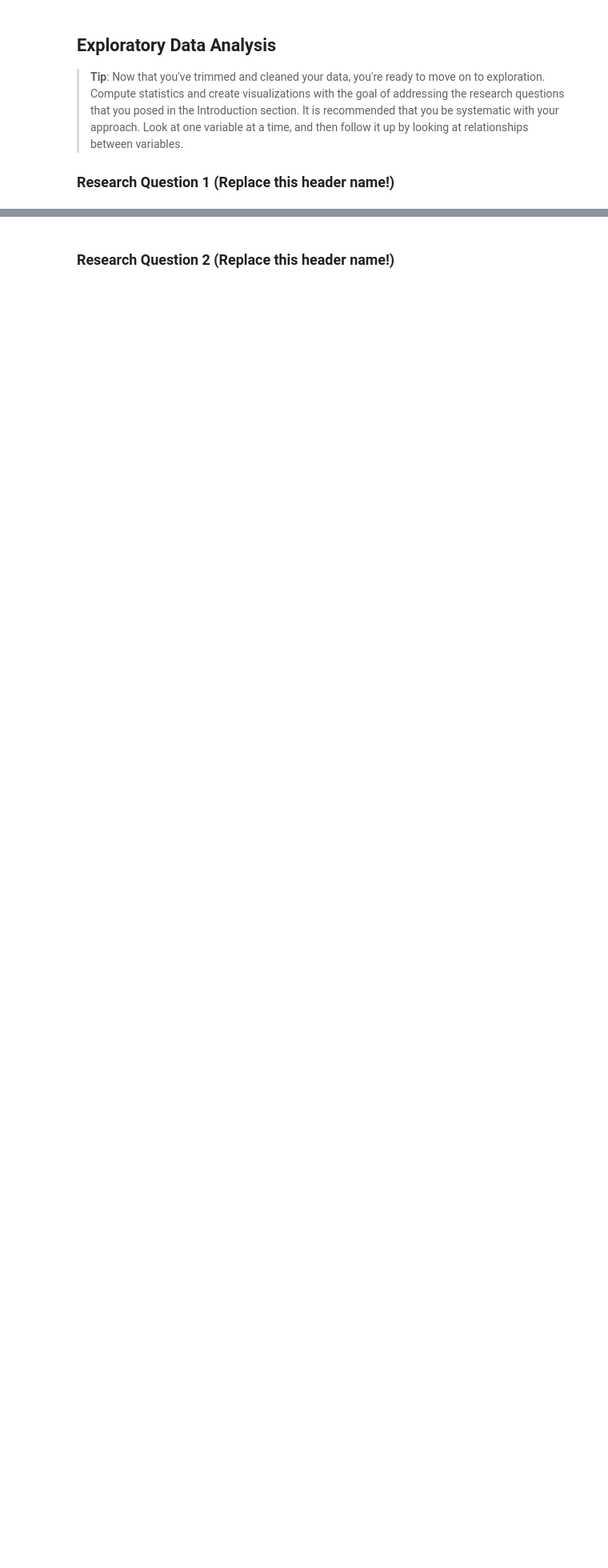
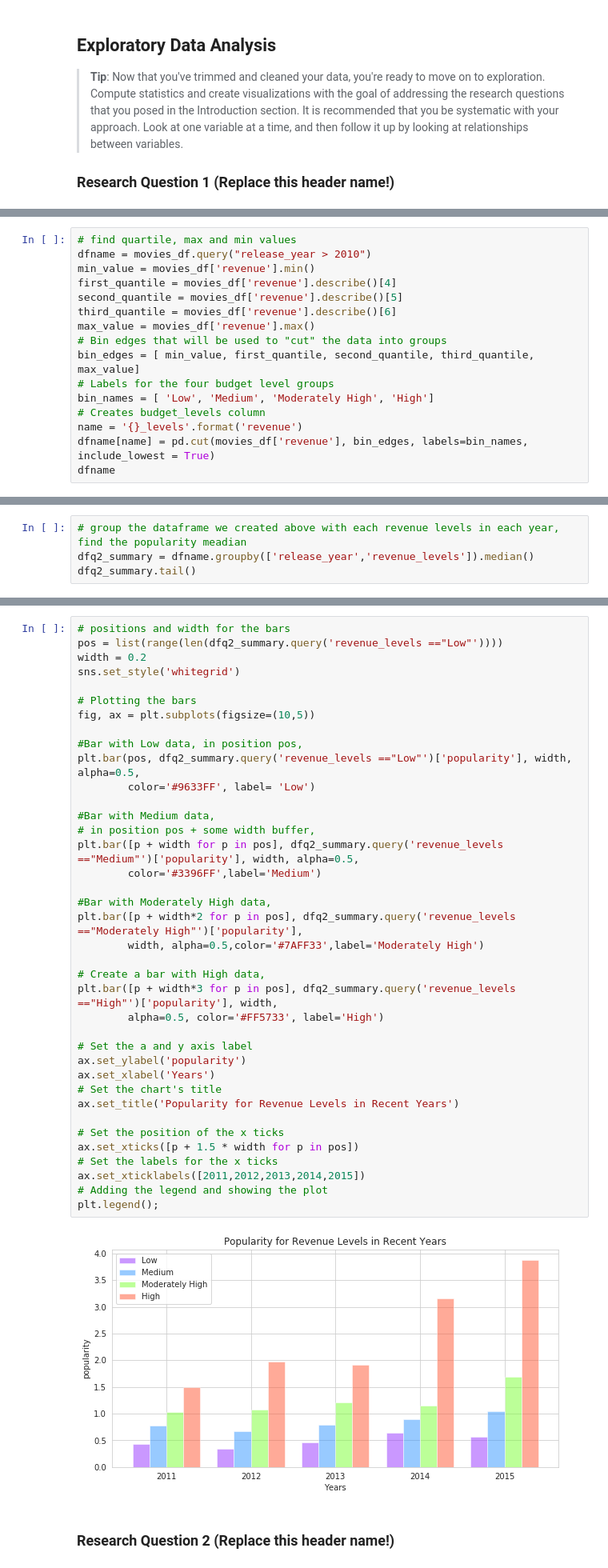
Before and after one commit to gautamgadiyar/Movies_data_investigation, a Jupyter notebook: movie-dataset-investigation.ipynb, the cells around one changed output, grey strips where cells are left out. Shown at 80% size. Saved outputs shown, nothing was run; the diff lists cells and outputs as text; blank space fills up the shorter version.

```diff
--- a/movie-dataset-investigation.ipynb
+++ b/movie-dataset-investigation.ipynb
@@ -171,0 +177,16 @@ median_pop.plot()
+# %%
+# find quartile, max and min values
+dfname = movies_df.query("release_year > 2010")
+min_value = movies_df['revenue'].min()
+first_quantile = movies_df['revenue'].describe()[4]
+second_quantile = movies_df['revenue'].describe()[5]
+third_quantile = movies_df['revenue'].describe()[6]
+max_value = movies_df['revenue'].max()
+# Bin edges that will be used to "cut" the data into groups
+bin_edges = [ min_value, first_quantile, second_quantile, third_quantile, max_value]
+# Labels for the four budget level groups
+bin_names = [ 'Low', 'Medium', 'Moderately High', 'High']
+# Creates budget_levels column
+name = '{}_levels'.format('revenue')
+dfname[name] = pd.cut(movies_df['revenue'], bin_edges, labels=bin_names, include_lowest = True)
+dfname
@@ -171,0 +216,4 @@ median_pop.plot()
+# %%
+# group the dataframe we created above with each revenue levels in each year, find the popularity meadian
+dfq2_summary = dfname.groupby(['release_year','revenue_levels']).median()
+dfq2_summary.tail()
@@ -172,3 +228,43 @@ median_pop.plot()
+# %%
+# positions and width for the bars
+pos = list(range(len(dfq2_summary.query('revenue_levels =="Low"'))))
+width = 0.2
+sns.set_style('whitegrid')
+
+# Plotting the bars
+fig, ax = plt.subplots(figsize=(10,5))
+
+#Bar with Low data, in position pos,
+plt.bar(pos, dfq2_summary.query('revenue_levels =="Low"')['popularity'], width, alpha=0.5,
+        color='#9633FF', label= 'Low')
+
+#Bar with Medium data,
+# in position pos + some width buffer,
+plt.bar([p + width for p in pos], dfq2_summary.query('revenue_levels =="Medium"')['popularity'], width, alpha=0.5,
+        color='#3396FF',label='Medium')
+
+#Bar with Moderately High data,
+plt.bar([p + width*2 for p in pos], dfq2_summary.query('revenue_levels =="Moderately High"')['popularity'],
+        width, alpha=0.5,color='#7AFF33',label='Moderately High')
+
+# Create a bar with High data,
+plt.bar([p + width*3 for p in pos], dfq2_summary.query('revenue_levels =="High"')['popularity'], width,
+        alpha=0.5, color='#FF5733', label='High')
+
+# Set the a and y axis label
+ax.set_ylabel('popularity')
+ax.set_xlabel('Years')
+# Set the chart's title
+ax.set_title('Popularity for Revenue Levels in Recent Years')
+
+# Set the position of the x ticks
+ax.set_xticks([p + 1.5 * width for p in pos])
+# Set the labels for the x ticks
+ax.set_xticklabels([2011,2012,2013,2014,2015])
+# Adding the legend and showing the plot
+plt.legend();
+# %% [output]
+[figure, added]
 # %% [markdown]
 ### Research Question 2  (Replace this header name!)
 # %%
```
Also changed, not shown: parts of 13 cells of this notebook.
